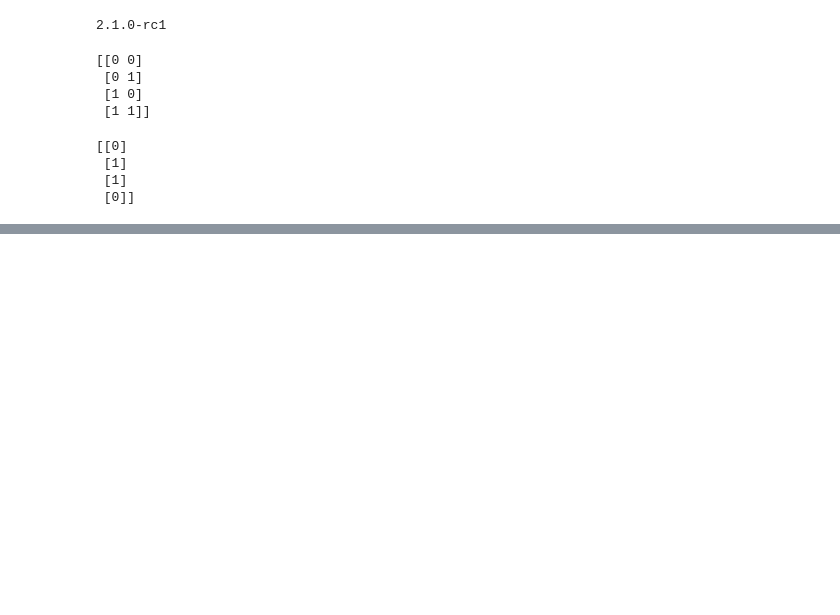
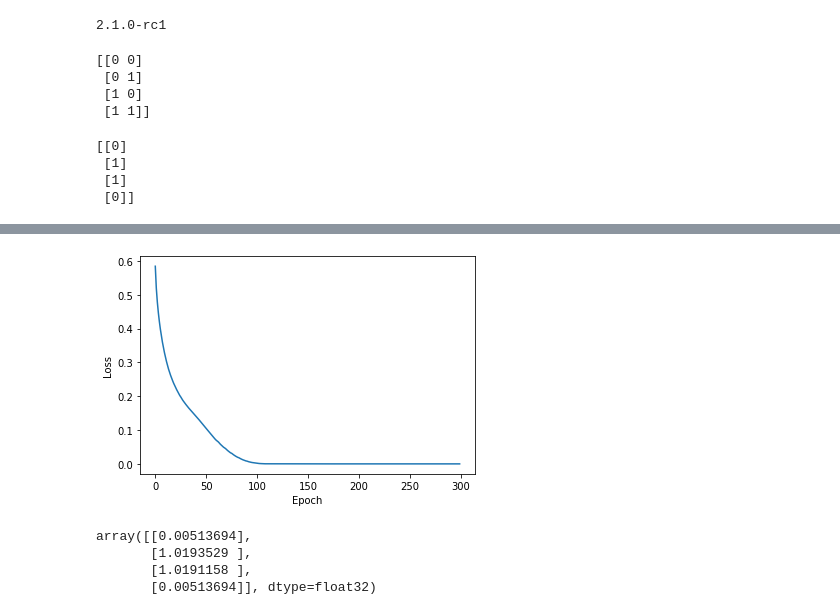
Before and after one commit to adammoss/MLiS2, a Jupyter notebook: intro/tensorflow_intro.ipynb, the cells around one changed output, grey strips where cells are left out. Drawn from its saved outputs; the diff is of its cells as text; code cells hidden in the pictures; blank space fills up the shorter version.

```diff
--- a/intro/tensorflow_intro.ipynb
+++ b/intro/tensorflow_intro.ipynb
@@ -38,17 +38,19 @@ print(Y)
  [0]]
 # %%
 def build_model():
-  model = keras.Sequential([
-    layers.Dense(2, activation='relu', input_shape=[1]),
+  model = tf.keras.Sequential([
+    layers.Dense(2, activation='relu', input_shape=[X.shape[1]]),
     layers.Dense(1)
   ])
 
-  optimizer = tf.keras.optimizers.RMSprop(0.001)
+  optimizer = tf.keras.optimizers.RMSprop(0.01)
 
   model.compile(loss='mse',
                 optimizer=optimizer,
                 metrics=['mae', 'mse'])
   return model
+# %%
+model = build_model()
 # %%
 model.summary()
 # %% [output]
@@ -55,0 +69,4 @@ NameError: ignored
+# %%
+num_epochs = 300
+# %%
+model.fit(X, Y, epochs=num_epochs, verbose=1)
@@ -55,0 +92,14 @@ NameError: ignored
+# %%
+plt.plot(model.history.history['loss'])
+plt.xlabel('Epoch')
+plt.ylabel('Loss')
+plt.show()
+# %% [output]
+[figure, added]
+# %%
+model.predict(X)
+# %% [output]
+array([[0.00513694],
+       [1.0193529 ],
+       [1.0191158 ],
+       [0.00513694]], dtype=float32)
```
Also changed, not shown: parts of 5 cells of this notebook.
